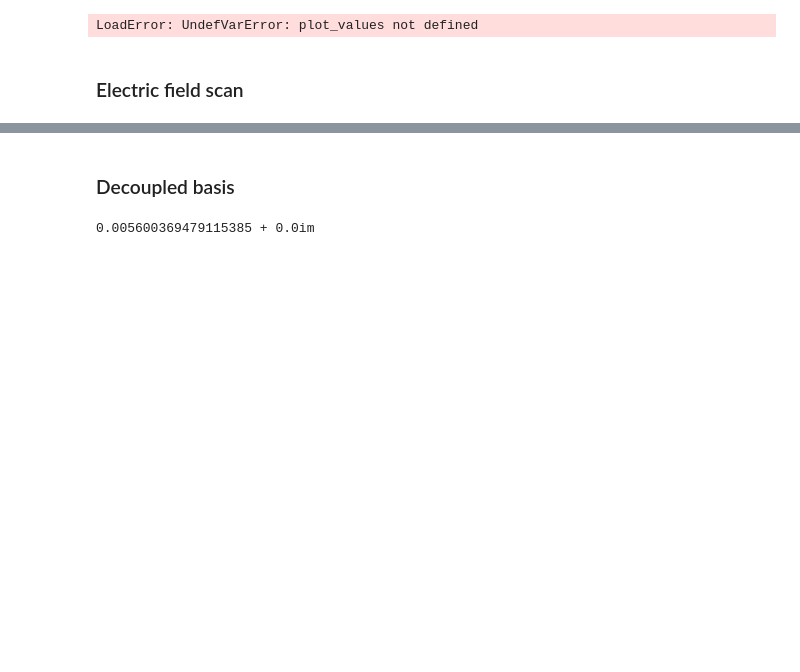
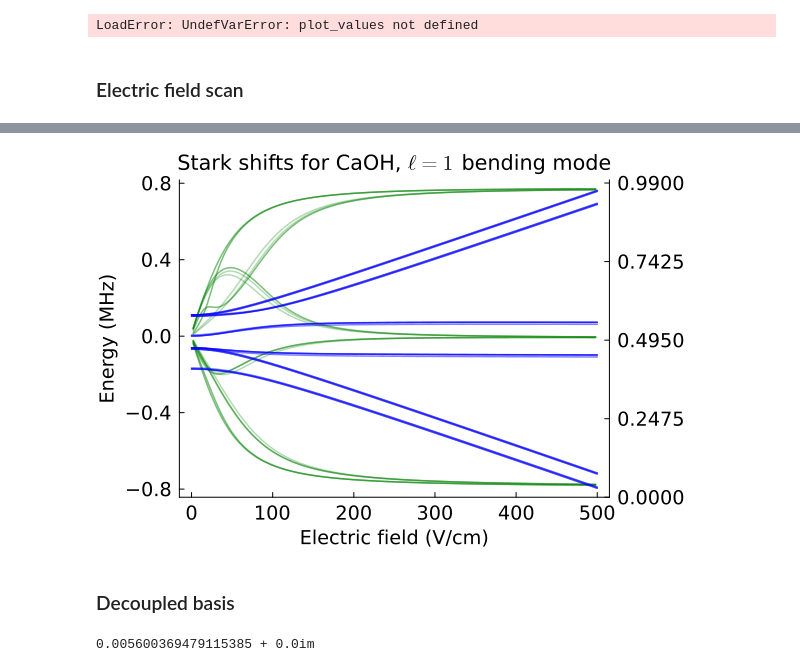
Before and after one commit to munozariasjm/QuantumStates.jl, a Jupyter notebook: examples/CaOH/CaOH_StarkPlots.ipynb, the cells around one changed output, grey strips where cells are left out. Saved outputs shown, nothing was run; the diff lists cells and outputs as text; code cells hidden in the pictures; blank space fills up the shorter version.

```diff
--- a/examples/CaOH/CaOH_StarkPlots.ipynb
+++ b/examples/CaOH/CaOH_StarkPlots.ipynb
@@ -140,24 +138,26 @@ $$ + 0.248\left|S=1/2, I=1/2, Λ=1, N=1, J=3/2, F=2, M=0\right\rangle$$
 # %%
 using Plots
 using Plots.PlotMeasures
 xs = collect(Es)
-ys = matrix_values[:,3] .- 10000
+ys = matrix_values[:,1:24] .- 10000
 plot(xs[1:end-1][2:end], differences_derivative(xs, ys)[2:end,:] .* 1.458^2, linewidth=1.5, linecolor=:green, alpha=0.3)
 plot!(xs, ys ./ 250, linewidth=1.5, linecolor=:blue, alpha=0.5)
 plot!(
     legend=nothing,
     # size=(1400,700),
     xlabel="Electric field (V/cm)",
     ylabel="Energy (MHz)",
     labelfontsize=13,
     tickfontsize=13,
     grid=:off,
     box=:on,
     # ylim=(-250,250),
     title=L"Stark shifts for CaOH, $\ell = 1$ bending mode",
     yticks=-0.8:0.4:0.8
     )
 plot!(twinx(),color=:red,xticks=:none,label="right",yticks=0.0:0.99/4:0.99,tickfontsize=13)
+# %% [output]
+[figure, added]
 # %%
 using Plots
 using Plots.PlotMeasures
```
Also changed, not shown: parts of 9 cells of this notebook, 48 other files.
